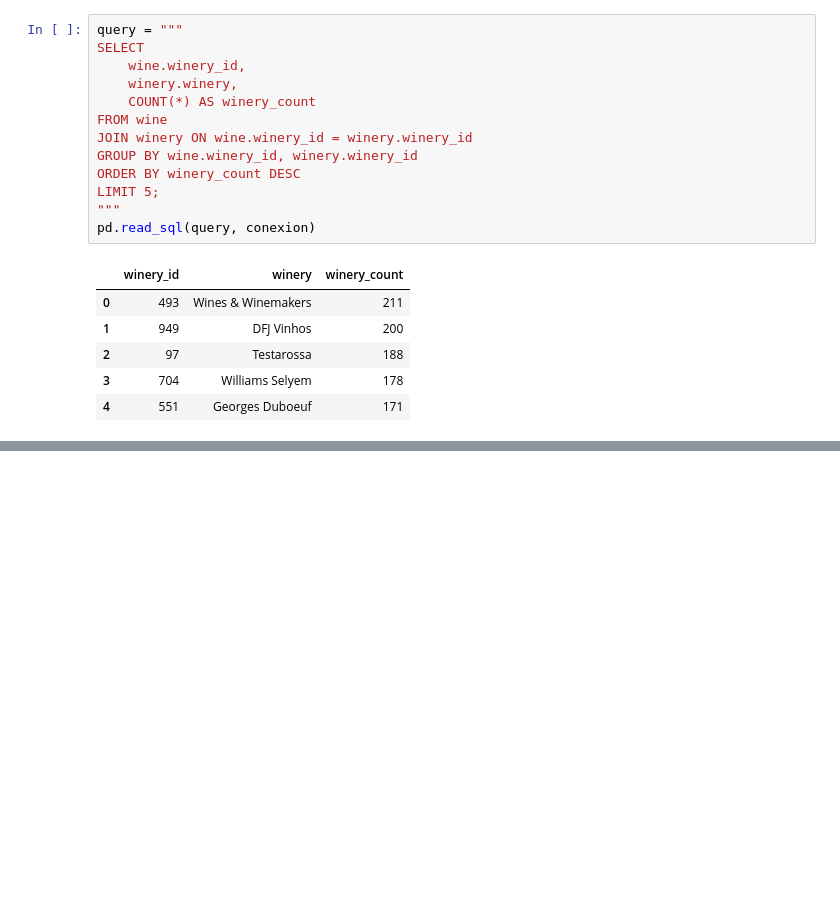
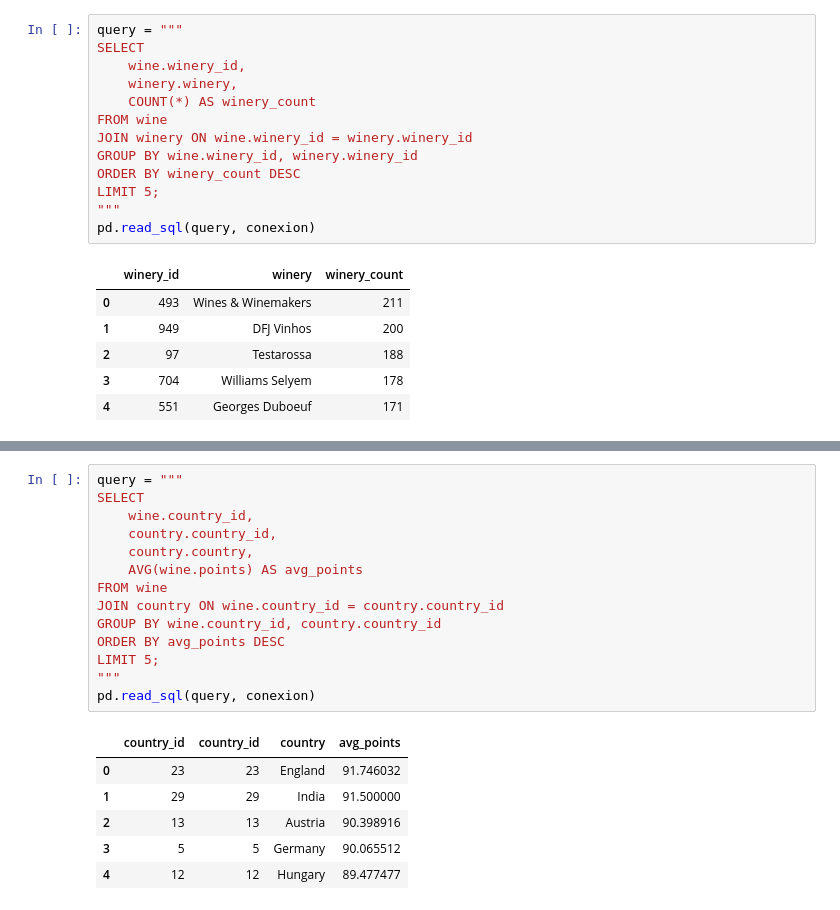
Before and after one commit to fowardelcac/Tp2_sem, a Jupyter notebook: proccess_df_to_ddb.ipynb, the cells around one changed output, grey strips where cells are left out. Cells and saved outputs as stored; diff of their text form; blank space fills up the shorter version.

```diff
--- a/proccess_df_to_ddb.ipynb
+++ b/proccess_df_to_ddb.ipynb
@@ -403,0 +519,21 @@ pd.read_sql(query, conexion)
+# %%
+query = """
+SELECT
+    wine.country_id,
+    country.country_id,
+    country.country,
+    AVG(wine.points) AS avg_points
+FROM wine
+JOIN country ON wine.country_id = country.country_id
+GROUP BY wine.country_id, country.country_id
+ORDER BY avg_points DESC
+LIMIT 5;
+"""
+pd.read_sql(query, conexion)
+# %% [output]
+|  | country_id | country_id | country | avg_points |
+| 0 | 23 | 23 | England | 91.746032 |
+| 1 | 29 | 29 | India | 91.500000 |
+| 2 | 13 | 13 | Austria | 90.398916 |
+| 3 | 5 | 5 | Germany | 90.065512 |
+| 4 | 12 | 12 | Hungary | 89.477477 |
```
Also changed, not shown: parts of 21 cells of this notebook.
